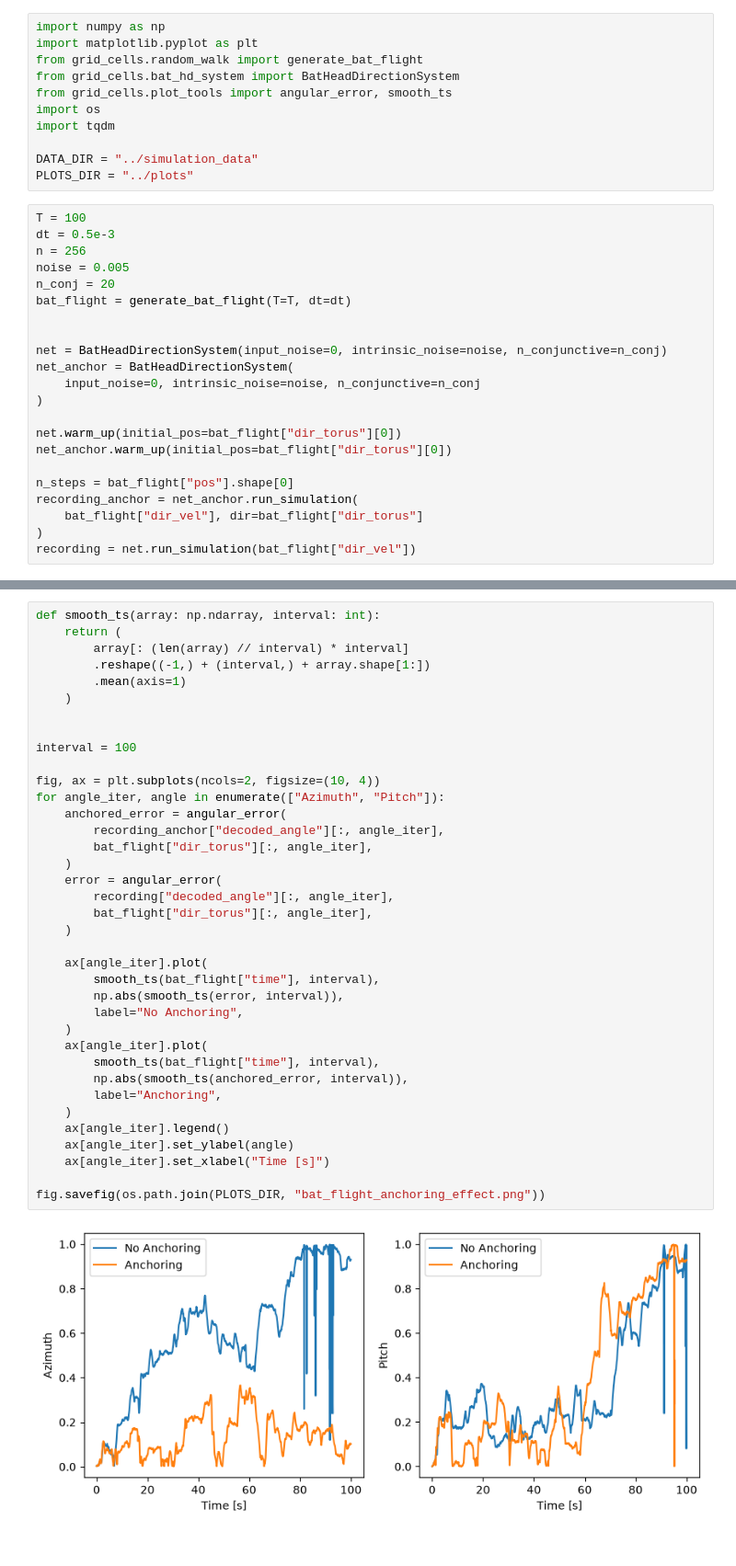
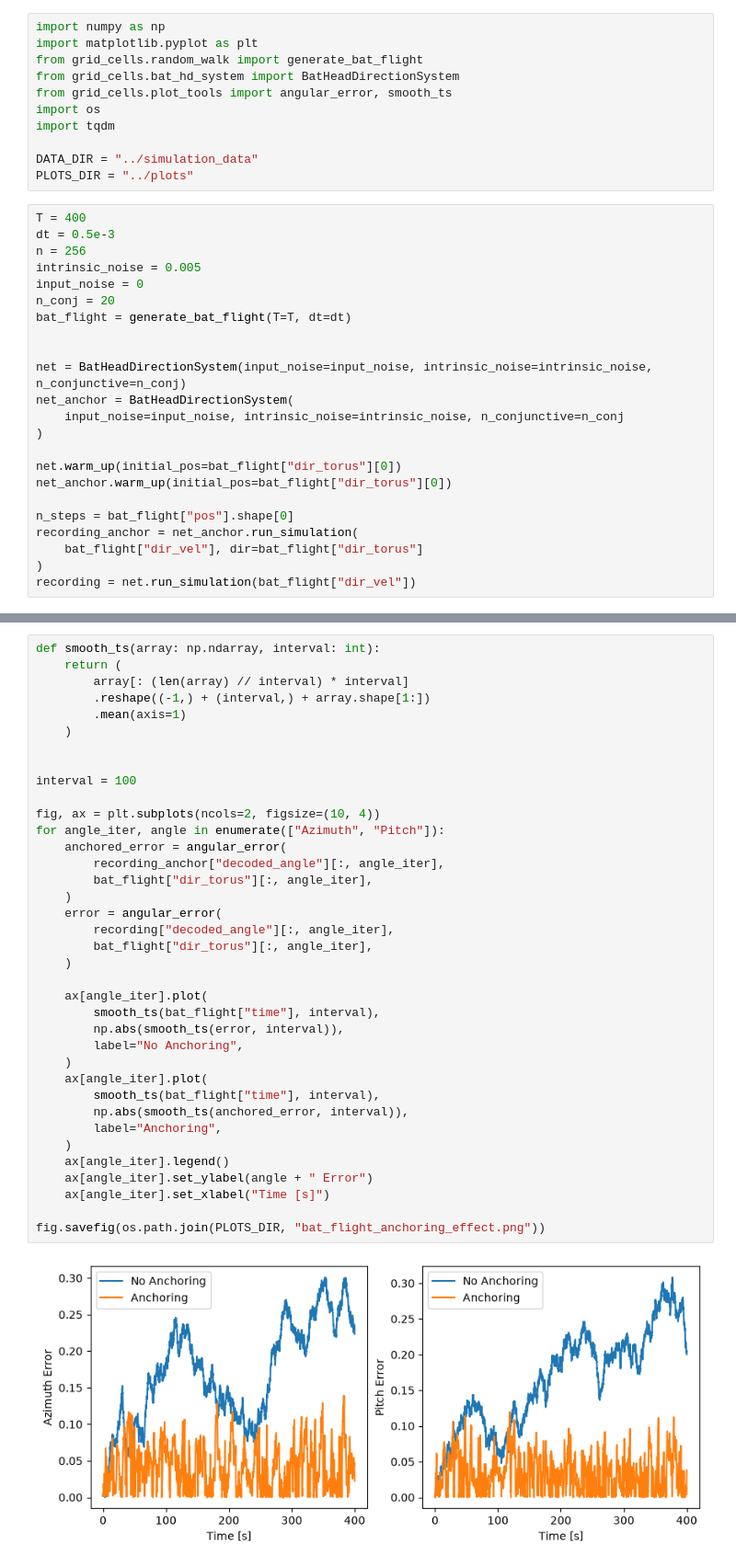
Before and after one commit to siaulich/grid-cells, a Jupyter notebook: notebooks/bat_flight_anchoring.ipynb, the cells around one changed output, grey strips where cells are left out. Shown at 92% size. Drawn from its saved outputs; the diff is of its cells as text.

Commit message:
anchoring via separate input works

```diff
--- a/notebooks/bat_flight_anchoring.ipynb
+++ b/notebooks/bat_flight_anchoring.ipynb
@@ -10,17 +10,18 @@ import tqdm
 DATA_DIR = "../simulation_data"
 PLOTS_DIR = "../plots"
 # %%
-T = 100
+T = 400
 dt = 0.5e-3
 n = 256
-noise = 0.005
+intrinsic_noise = 0.005
+input_noise = 0
 n_conj = 20
 bat_flight = generate_bat_flight(T=T, dt=dt)
 
 
-net = BatHeadDirectionSystem(input_noise=0, intrinsic_noise=noise, n_conjunctive=n_conj)
+net = BatHeadDirectionSystem(input_noise=input_noise, intrinsic_noise=intrinsic_noise, n_conjunctive=n_conj)
 net_anchor = BatHeadDirectionSystem(
-    input_noise=0, intrinsic_noise=noise, n_conjunctive=n_conj
+    input_noise=input_noise, intrinsic_noise=intrinsic_noise, n_conjunctive=n_conj
 )
 
 net.warm_up(initial_pos=bat_flight["dir_torus"][0])
@@ -44,32 +45,32 @@ def smooth_ts(array: np.ndarray, interval: int):
 
 
 interval = 100
 
 fig, ax = plt.subplots(ncols=2, figsize=(10, 4))
 for angle_iter, angle in enumerate(["Azimuth", "Pitch"]):
     anchored_error = angular_error(
         recording_anchor["decoded_angle"][:, angle_iter],
         bat_flight["dir_torus"][:, angle_iter],
     )
     error = angular_error(
         recording["decoded_angle"][:, angle_iter],
         bat_flight["dir_torus"][:, angle_iter],
     )
 
     ax[angle_iter].plot(
         smooth_ts(bat_flight["time"], interval),
         np.abs(smooth_ts(error, interval)),
         label="No Anchoring",
     )
     ax[angle_iter].plot(
         smooth_ts(bat_flight["time"], interval),
         np.abs(smooth_ts(anchored_error, interval)),
         label="Anchoring",
     )
     ax[angle_iter].legend()
-    ax[angle_iter].set_ylabel(angle)
+    ax[angle_iter].set_ylabel(angle + " Error")
     ax[angle_iter].set_xlabel("Time [s]")
 
 fig.savefig(os.path.join(PLOTS_DIR, "bat_flight_anchoring_effect.png"))
 # %% [output]
-[figure, old version]
+[figure, new version]
```
Also changed, not shown: parts of 1 cell of this notebook, 3 other files.
